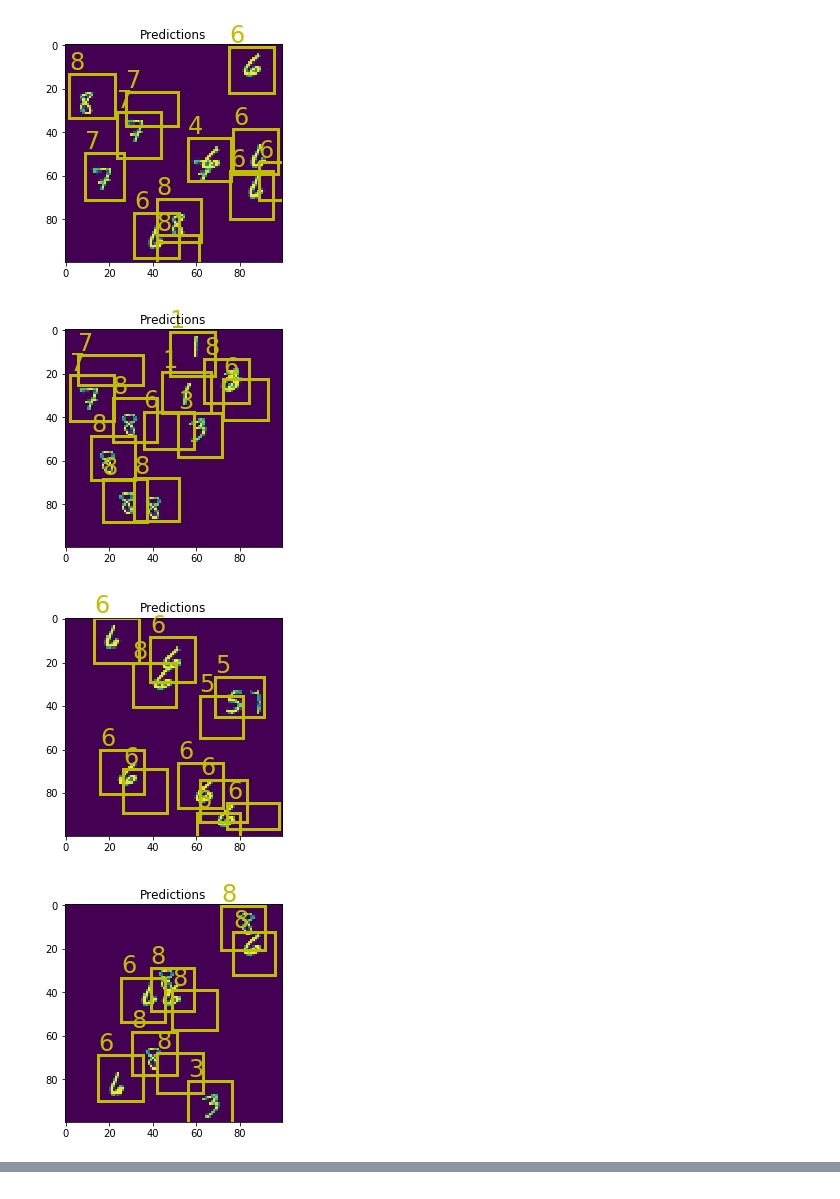
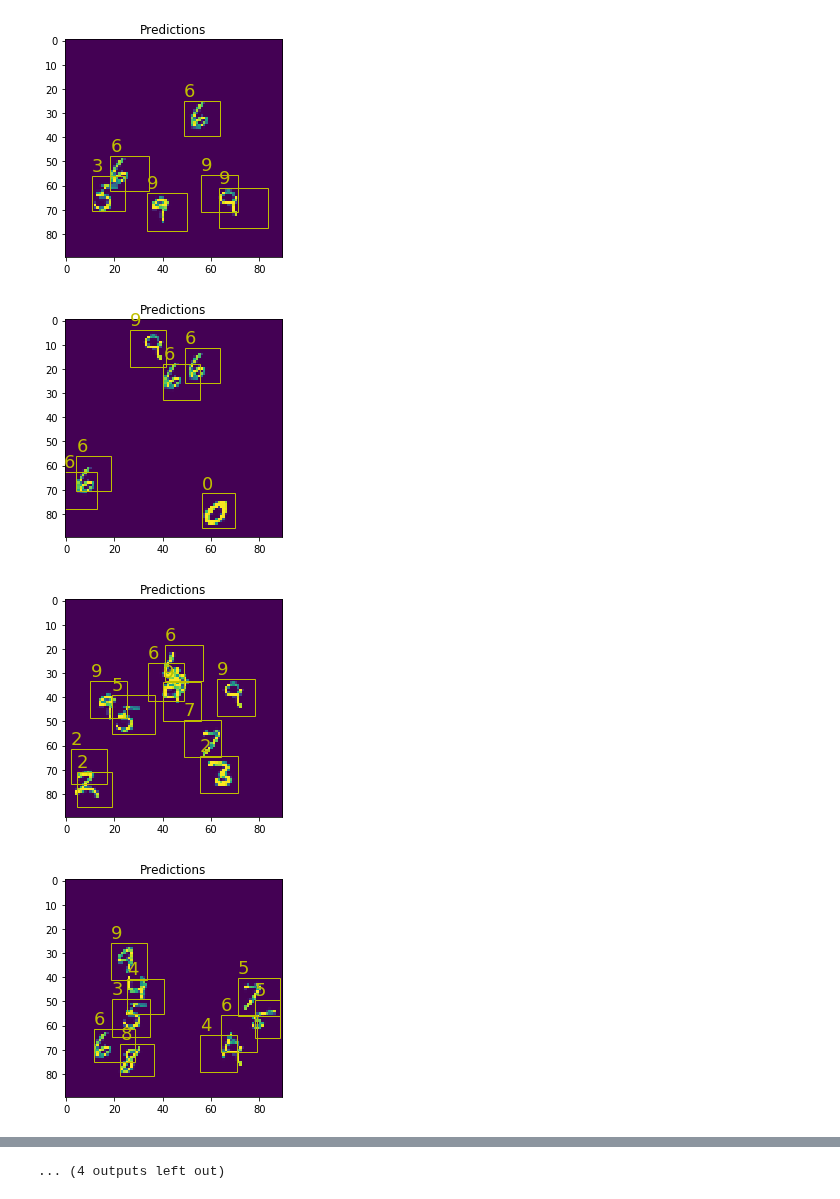
Before and after one commit to analysiscenter/az_training, a Jupyter notebook: alexey_kozhevin/task_03/faster_rcnn_demo.ipynb, the cells around one changed output, grey strips where cells are left out. Cells and saved outputs as stored; diff of their text form; code cells hidden in the pictures.

```diff
--- a/alexey_kozhevin/task_03/faster_rcnn_demo.ipynb
+++ b/alexey_kozhevin/task_03/faster_rcnn_demo.ipynb
@@ -13,11 +13,11 @@ from dataset.models.tf import TFModel, FasterRCNN
 from dataset.opensets import MNIST
 from detection_mnist import DetectionMnist
 # %%
-IMAGE_SHAPE = (100, 100)
-DIGITS_PER_IMAGE = (5, 15)
-RESIZE_TO = (20, 20)
+IMAGE_SHAPE = (90, 90)
+DIGITS_PER_IMAGE = (5, 10)
+RESIZE_TO = (15, 15)
 
-BATCH_SIZE = 10
+BATCH_SIZE = 16
 # %%
 mnist = MNIST(batch_class=DetectionMnist)
 # %% [output]
@@ -186,8 +189,8 @@ for i in range(BATCH_SIZE):
     ax.imshow(im)
 
     for j, bbox in enumerate(bboxes):
-        rect = patches.Rectangle((bbox[1], bbox[0]), bbox[3], bbox[2], linewidth=3, edgecolor='y', facecolor='none')
-        plt.text(bbox[1], bbox[0]-2, predictions[i][j], color='y', size=24)
+        rect = patches.Rectangle((bbox[1], bbox[0]), bbox[3], bbox[2], linewidth=1, edgecolor='y', facecolor='none')
+        plt.text(bbox[1], bbox[0]-2, predictions[i][j], color='y', size=18)
         ax.add_patch(rect)
 
     plt.title('Predictions')
@@ -199,4 +202,4 @@ for i in range(BATCH_SIZE):
-[figure, old version]
+[figure, new version]
-[figure, old version]
+[figure, new version]
-[figure, old version]
+[figure, new version]
-[figure, old version]
+[figure, new version]
@@ -205,0 +211 @@ for i in range(BATCH_SIZE):
+... (4 outputs left out)
```
Also changed, not shown: parts of 5 cells of this notebook.
